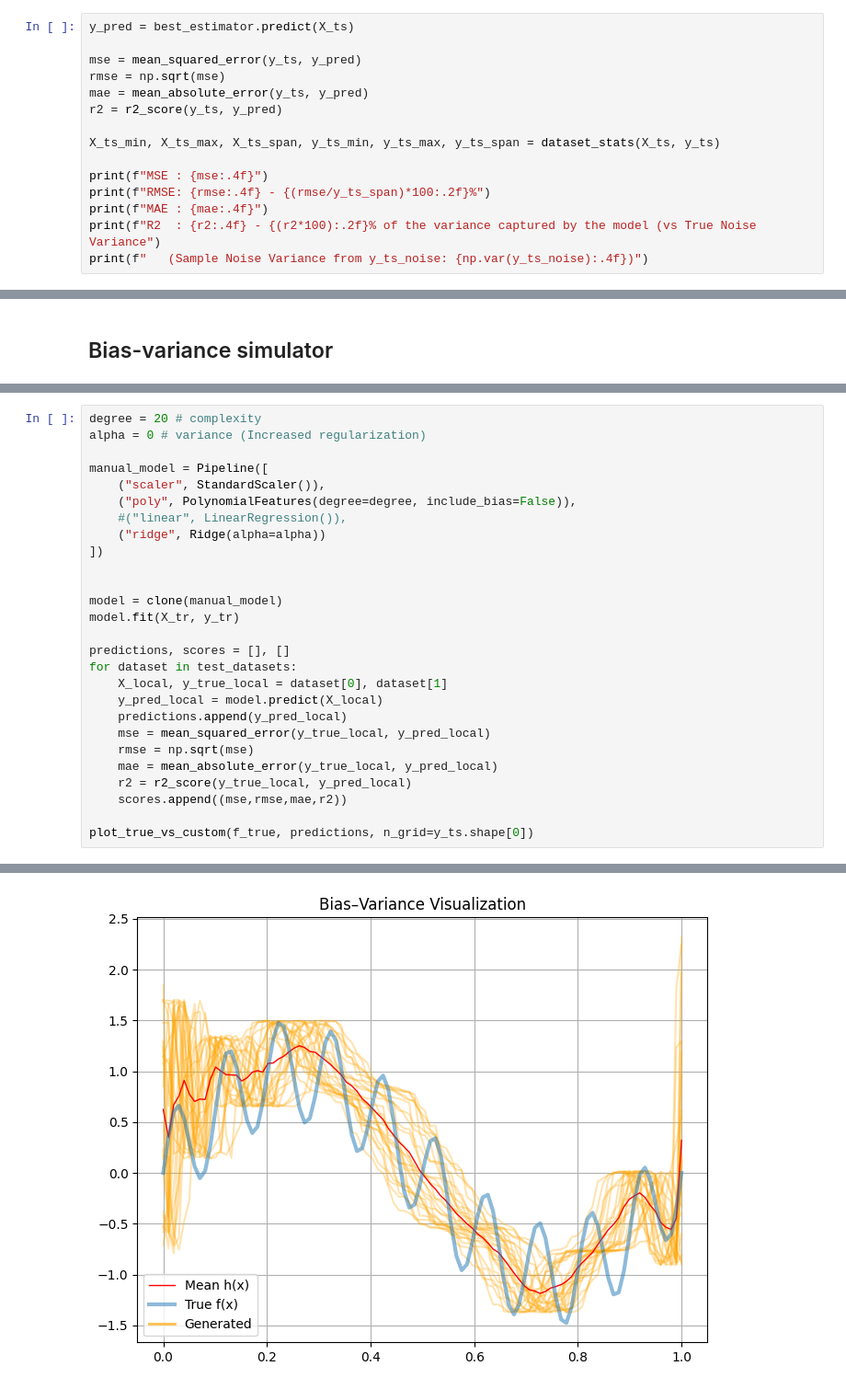
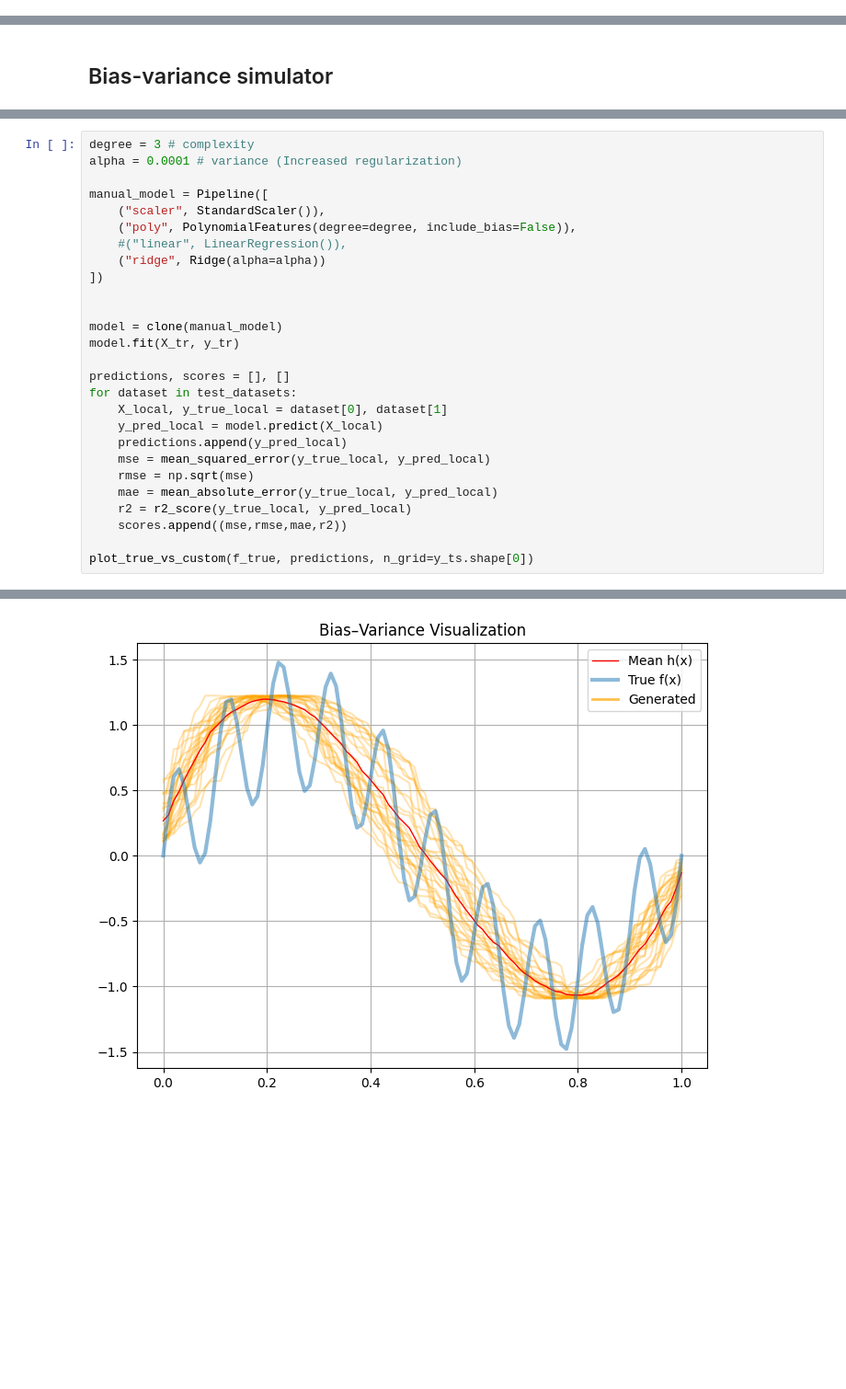
Before and after one commit to Borbico/Machine_Learning_Melaccio, a Jupyter notebook: notebooks/custom_bias_variance.ipynb, the cells around one changed output, grey strips where cells are left out. Shown at 92% size. Saved outputs shown, nothing was run; the diff lists cells and outputs as text; blank space fills up the shorter version.

```diff
--- a/notebooks/custom_bias_variance.ipynb
+++ b/notebooks/custom_bias_variance.ipynb
@@ -256,16 +256 @@ R2  : 0.5546 - 55.46% of the variance captured by the model (vs True Noise Varia
    (Sample Noise Variance from y_ts_noise: 0.2457)
-# %%
-y_pred = best_estimator.predict(X_ts)
-
-mse = mean_squared_error(y_ts, y_pred)
-rmse = np.sqrt(mse)
-mae = mean_absolute_error(y_ts, y_pred)
-r2 = r2_score(y_ts, y_pred)
-
-X_ts_min, X_ts_max, X_ts_span, y_ts_min, y_ts_max, y_ts_span = dataset_stats(X_ts, y_ts)
-
-print(f"MSE : {mse:.4f}")
-print(f"RMSE: {rmse:.4f} - {(rmse/y_ts_span)*100:.2f}%")
-print(f"MAE : {mae:.4f}")
-print(f"R2  : {r2:.4f} - {(r2*100):.2f}% of the variance captured by the model (vs True Noise Variance")
-print(f"   (Sample Noise Variance from y_ts_noise: {np.var(y_ts_noise):.4f})")
@@ -280,6 +261,6 @@ R2  : 0.5546 - 55.46% of the variance captured by the model (vs True Noise Varia
 # %%
-degree = 20 # complexity
-alpha = 0 # variance (Increased regularization)
+degree = 3 # complexity
+alpha = 0.0001 # variance (Increased regularization)
 
 manual_model = Pipeline([
     ("scaler", StandardScaler()),
@@ -309,4 +289,4 @@ plot_true_vs_custom(f_true, predictions, n_grid=y_ts.shape[0])
-[figure, old version]
+[figure, new version]
 # %%
 scores_array = np.array(scores)
 
```
Also changed, not shown: parts of 9 cells of this notebook.
